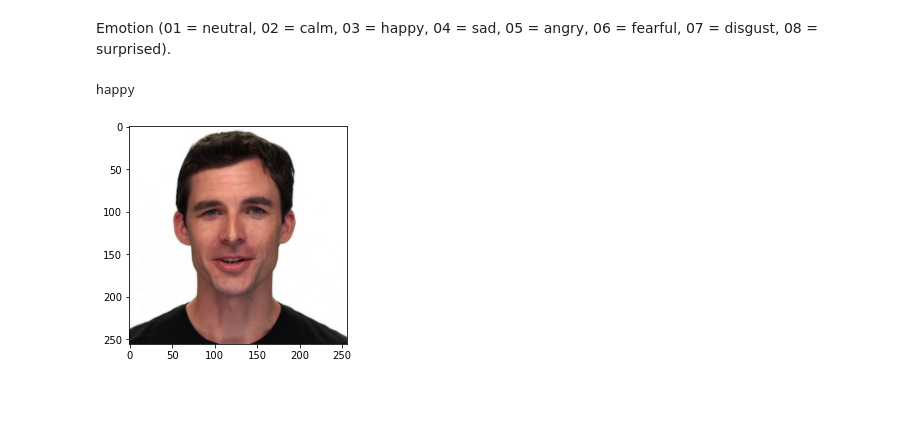
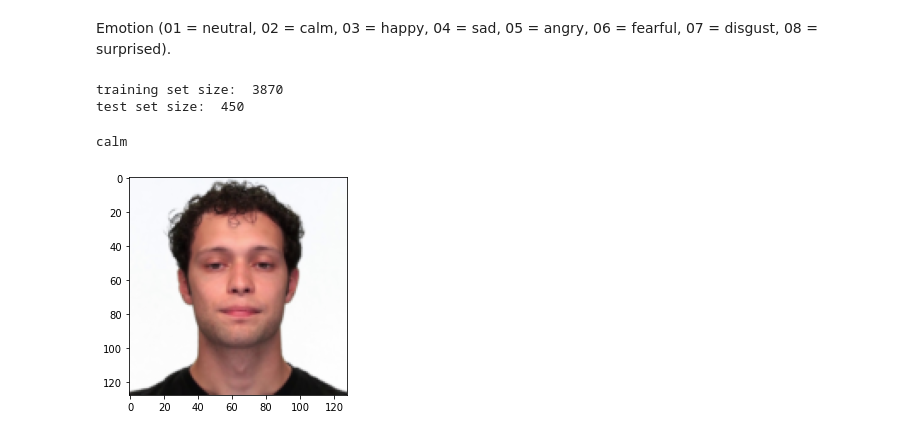
Before and after one commit to Ale-Ba2lero/Multimodal-Emotion-Analysis, a Jupyter notebook: face_emotion_classifier.ipynb, the cells around one changed output. Saved outputs shown, nothing was run; the diff lists cells and outputs as text; code cells hidden in the pictures; blank space fills up the shorter version.

```diff
--- a/face_emotion_classifier.ipynb
+++ b/face_emotion_classifier.ipynb
@@ -153,22 +154,40 @@ class ToTensor(object):
         return {'image': torch.from_numpy(image),
                 'cat': torch.tensor(sample['cat'])}
 # %%
-folder_path = 'C:/Users/aless/Desktop/frames'
+folder_path = '/home/studenti/ballerini/datasets/RAVDESS_frames'
 
-face_dataset = FaceEmotionDataset(root_dir='C:/Users/aless/Desktop/frames',
+IMG_SIZE = 128
+
+face_dataset = FaceEmotionDataset(root_dir=folder_path,
                                     transform=transforms.Compose([
-                                        Rescale(256),
-                                        CenterCrop(256),
+                                        Rescale(IMG_SIZE),
+                                        CenterCrop(IMG_SIZE),
                                         ToTensor()
                                     ]))
+# %%
+trainingset_len = len(face_dataset) // 100 * 90
+testset_len = len(face_dataset) - trainingset_len
+
+print('training set size: ',trainingset_len)
+print('test set size: ',testset_len)
+# %% [output]
+training set size:  3870
+test set size:  450
 # %%
-train_set, test_set = torch.utils.data.random_split(face_dataset, [50,10])
+train_set, test_set = torch.utils.data.random_split(face_dataset, [trainingset_len,testset_len])
 # %%
-idx = 0
+import matplotlib.pyplot as plt
+import numpy as np
 
-plt.imshow(train_set[idx]['image'].permute(1, 2, 0))
-print(emotion[train_set[idx]['cat'].item()])
+# Function to show the images
+def imageshow(sample):
+    plt.imshow(sample['image'].permute(1, 2, 0))
+    print(emotion[sample['cat'].item()])
-# %% [output]
-happy
-[figure, removed]
+# %%
+idx = 0
+
+imageshow(train_set[idx])
+# %% [output]
+calm
+[figure, added]
 # %%
```
Also changed, not shown: parts of 8 cells of this notebook, 1 other file.
